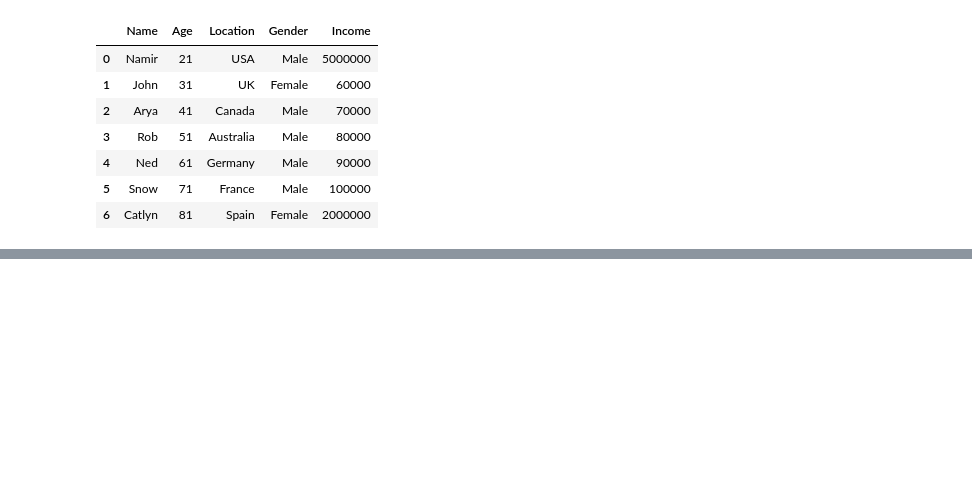
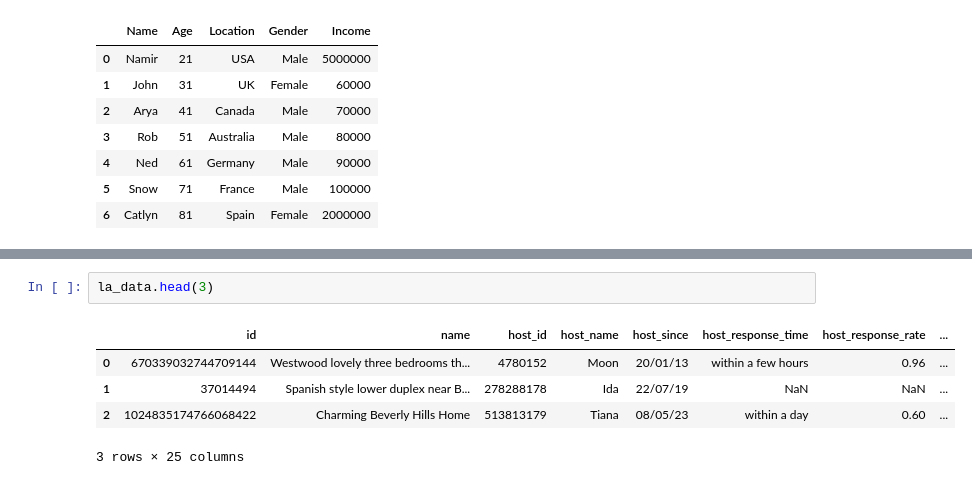
Before and after one commit to Namir50/Data-Science-Machine-learning-tutorial, a Jupyter notebook: Pandas/1.ipynb, the cells around one changed output, grey strips where cells are left out. Cells and saved outputs as stored; diff of their text form; blank space fills up the shorter version.

```diff
--- a/Pandas/1.ipynb
+++ b/Pandas/1.ipynb
@@ -78,0 +113,8 @@ pd.DataFrame(data2)
+# %%
+la_data.head(3)
+# %% [output]
+|  | id | name | host_id | host_name | host_since | host_response_time | host_response_rate | ... |
+| 0 | 670339032744709144 | Westwood lovely three bedrooms th... | 4780152 | Moon | 20/01/13 | within a few hours | 0.96 | ... |
+| 1 | 37014494 | Spanish style lower duplex near B... | 278288178 | Ida | 22/07/19 | NaN | NaN | ... |
+| 2 | 1024835174766068422 | Charming Beverly Hills Home | 513813179 | Tiana | 08/05/23 | within a day | 0.60 | ... |
+3 rows × 25 columns
```
Also changed, not shown: parts of 5 cells of this notebook.
